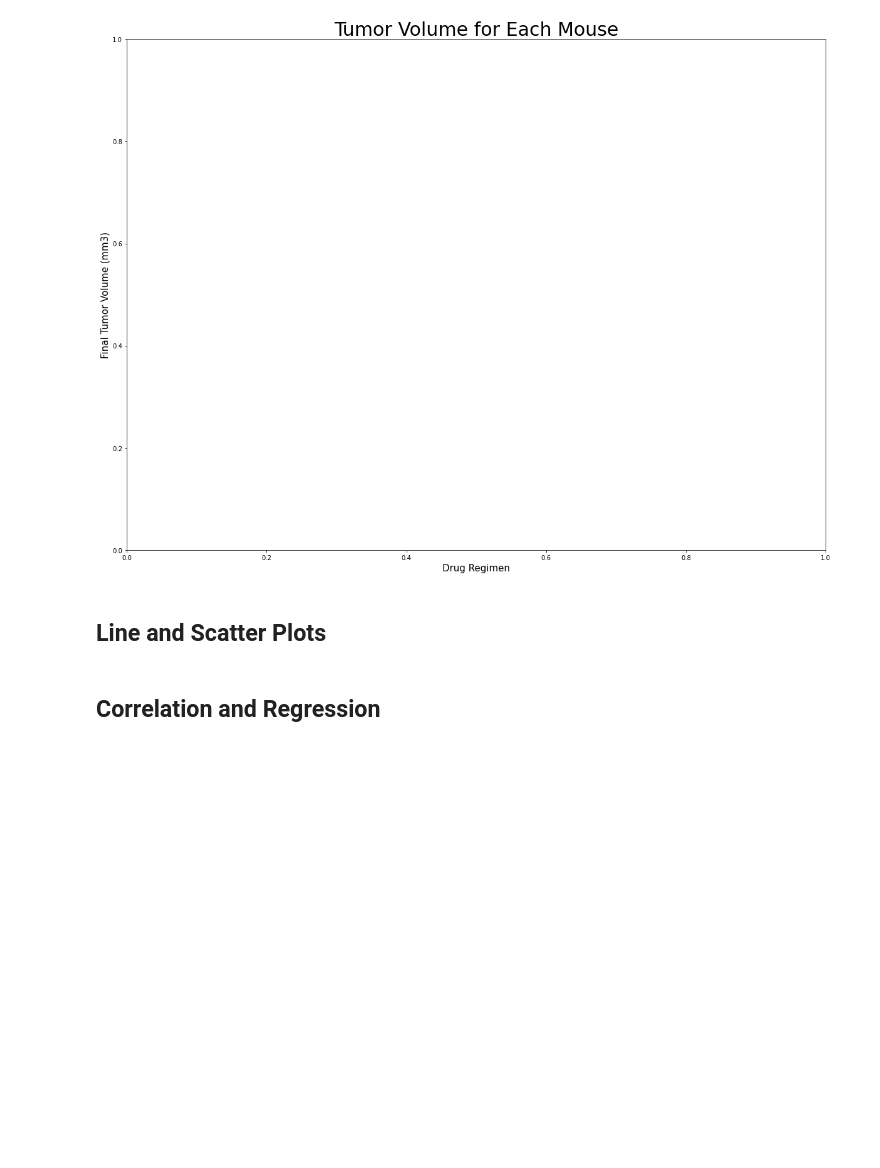
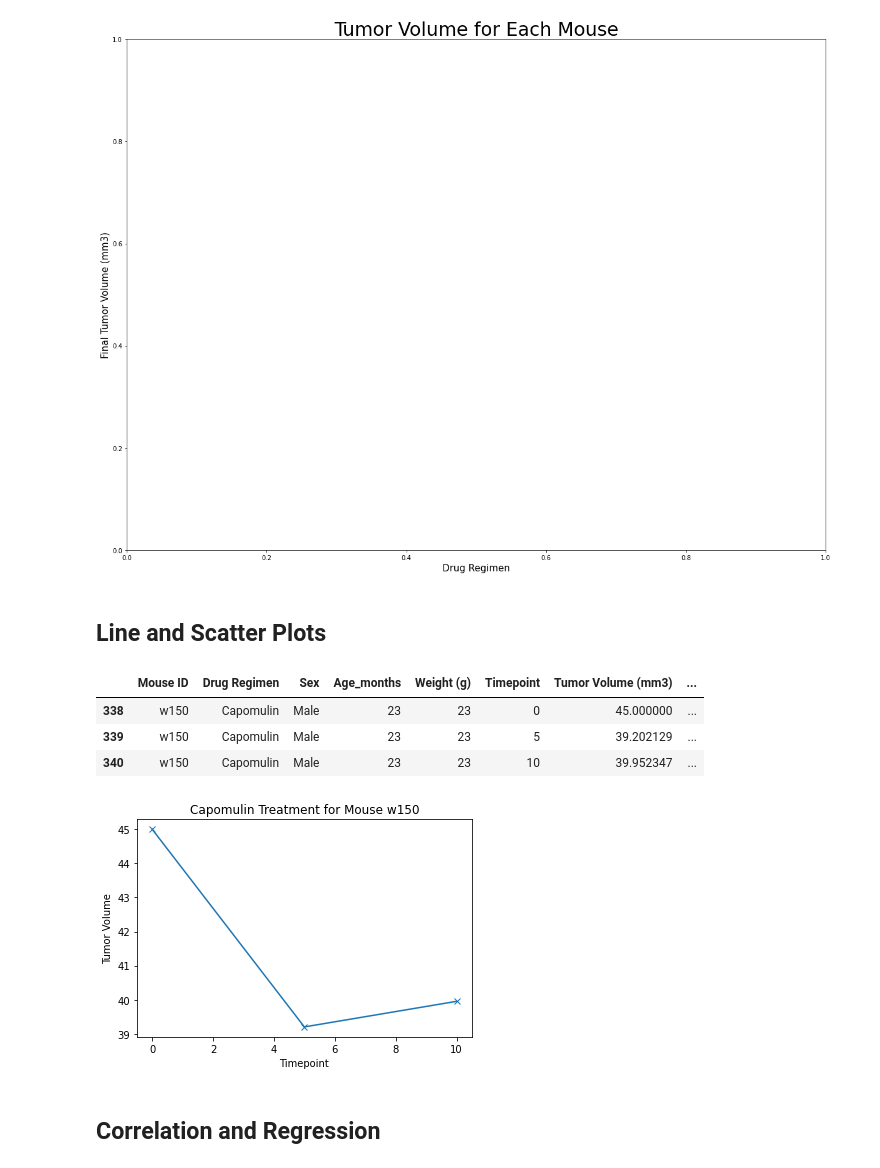
Before and after one commit to emersonmolett/Matplotlib-challenge, a Jupyter notebook: 05-Matplotlib/Instructions/Pymaceuticals/pymaceuticals_starter.ipynb, the cells around one changed output. Drawn from its saved outputs; the diff is of its cells as text; code cells hidden in the pictures; blank space fills up the shorter version.

Commit message:
worked on line plot for tumor volume vs timepoint for mouse w150 treated with capomulin

```diff
--- a/05-Matplotlib/Instructions/Pymaceuticals/pymaceuticals_starter.ipynb
+++ b/05-Matplotlib/Instructions/Pymaceuticals/pymaceuticals_starter.ipynb
@@ -630,6 +632,28 @@ ValueError: Dimensions of labels and X must be compatible
 ## Line and Scatter Plots
 # %%
 # Generate a line plot of tumor volume vs. time point for a mouse treated with Capomulin
+# picked mouse w150 at random
+
+mouse_selected = Capomulin_dataframe.loc[Capomulin_dataframe["Mouse ID"] == "w150",:]
+mouse_selected
+# %% [output]
+|  | Mouse ID | Drug Regimen | Sex | Age_months | Weight (g) | Timepoint | Tumor Volume (mm3) | ... |
+| 338 | w150 | Capomulin | Male | 23 | 23 | 0 | 45.000000 | ... |
+| 339 | w150 | Capomulin | Male | 23 | 23 | 5 | 39.202129 | ... |
+| 340 | w150 | Capomulin | Male | 23 | 23 | 10 | 39.952347 | ... |
+# %%
+# Generate a line plot of tumor volume vs. time point for a mouse treated with Capomulin
+# picked mouse w150 at random
+
+plt.plot(mouse_selected["Timepoint"], mouse_selected["Tumor Volume (mm3)"], marker = "x")
+
+plt.xlabel("Timepoint")
+plt.ylabel("Tumor Volume")
+plt.title("Capomulin Treatment for Mouse w150")
+
+plt.show()
+# %% [output]
+[figure, added]
 # %%
 # Generate a scatter plot of average tumor volume vs. mouse weight for the Capomulin regimen
 # %% [markdown]
```
Also changed, not shown: parts of 1 cell of this notebook.
